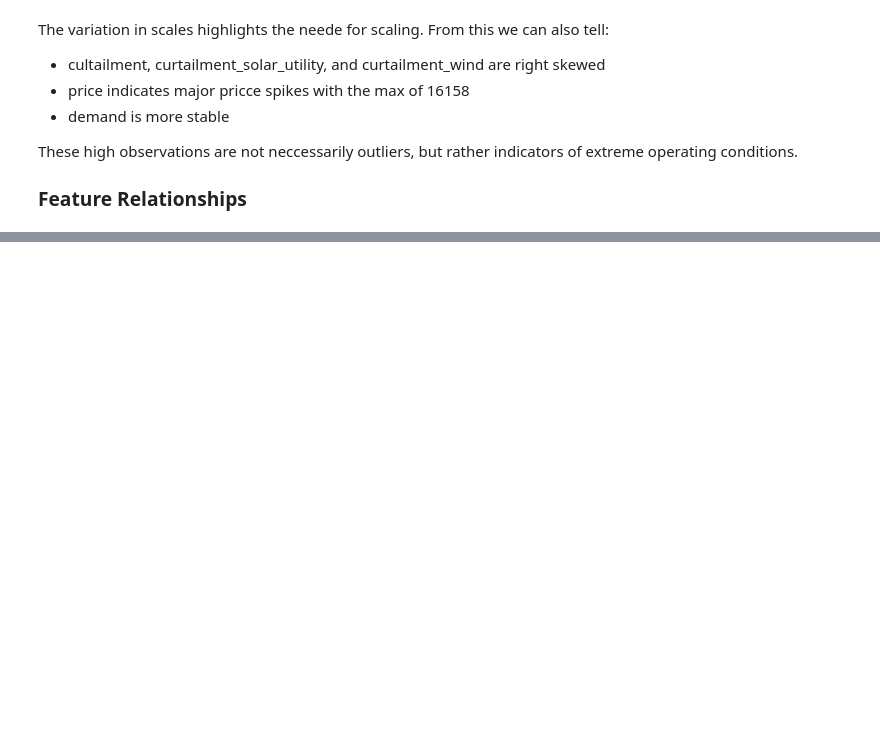
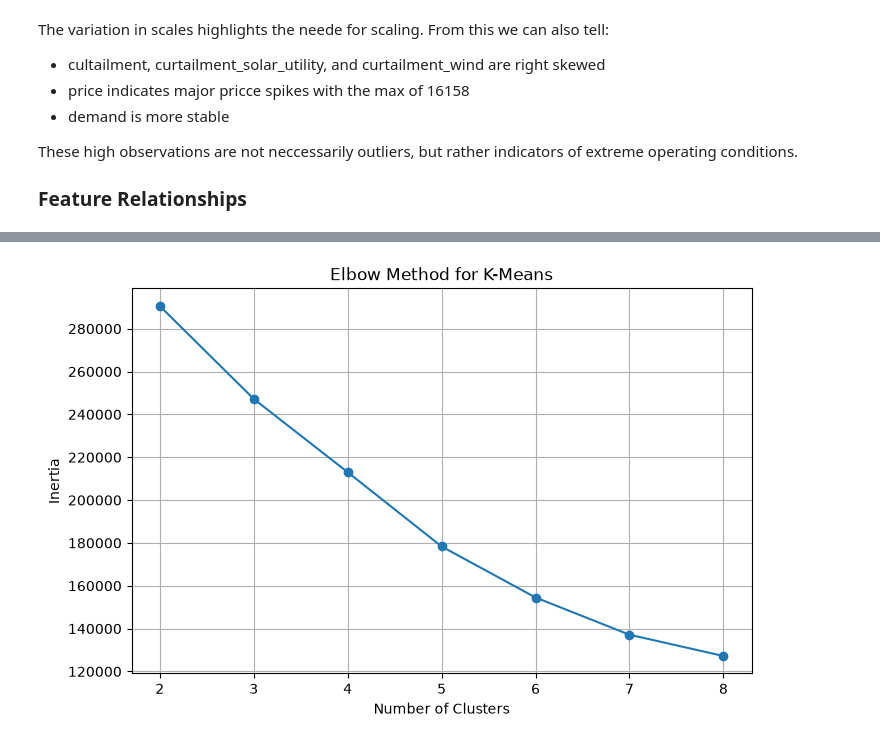
Before and after one commit to txngsten/COMP3742-Capstone-Project, a Jupyter notebook: A1/notebooks/explore_analysis.ipynb, the cells around one changed output, grey strips where cells are left out. Drawn from its saved outputs; the diff is of its cells as text; code cells hidden in the pictures; blank space fills up the shorter version.

```diff
--- a/A1/notebooks/explore_analysis.ipynb
+++ b/A1/notebooks/explore_analysis.ipynb
@@ -221,0 +320,3 @@ KeyboardInterrupt:
+# %%
+pca = PCA(n_components=5)
+X_pca = pca.fit_transform(X_scaled)
@@ -221,0 +325,36 @@ KeyboardInterrupt:
+# %%
+from sklearn.cluster import KMeans
+from sklearn.metrics import silhouette_score
+
+inertias = []
+silhouette_scores = []
+
+k_values = range(2, 9)
+
+for k in k_values:
+    kmeans = KMeans(
+        n_clusters=k,
+        random_state=42,
+        n_init=10
+    )
+
+    labels = kmeans.fit_predict(X_pca)
+
+    inertias.append(kmeans.inertia_)
+    silhouette_scores.append(
+        silhouette_score(X_pca, labels)
+    )
+# %%
+# elbow
+
+import matplotlib.pyplot as plt
+
+plt.figure(figsize=(8, 5))
+plt.plot(k_values, inertias, marker="o")
+plt.xlabel("Number of Clusters")
+plt.ylabel("Inertia")
+plt.title("Elbow Method for K-Means")
+plt.grid(True)
+plt.show()
+# %% [output]
+[figure, added]
```
Also changed, not shown: parts of 39 cells of this notebook.
